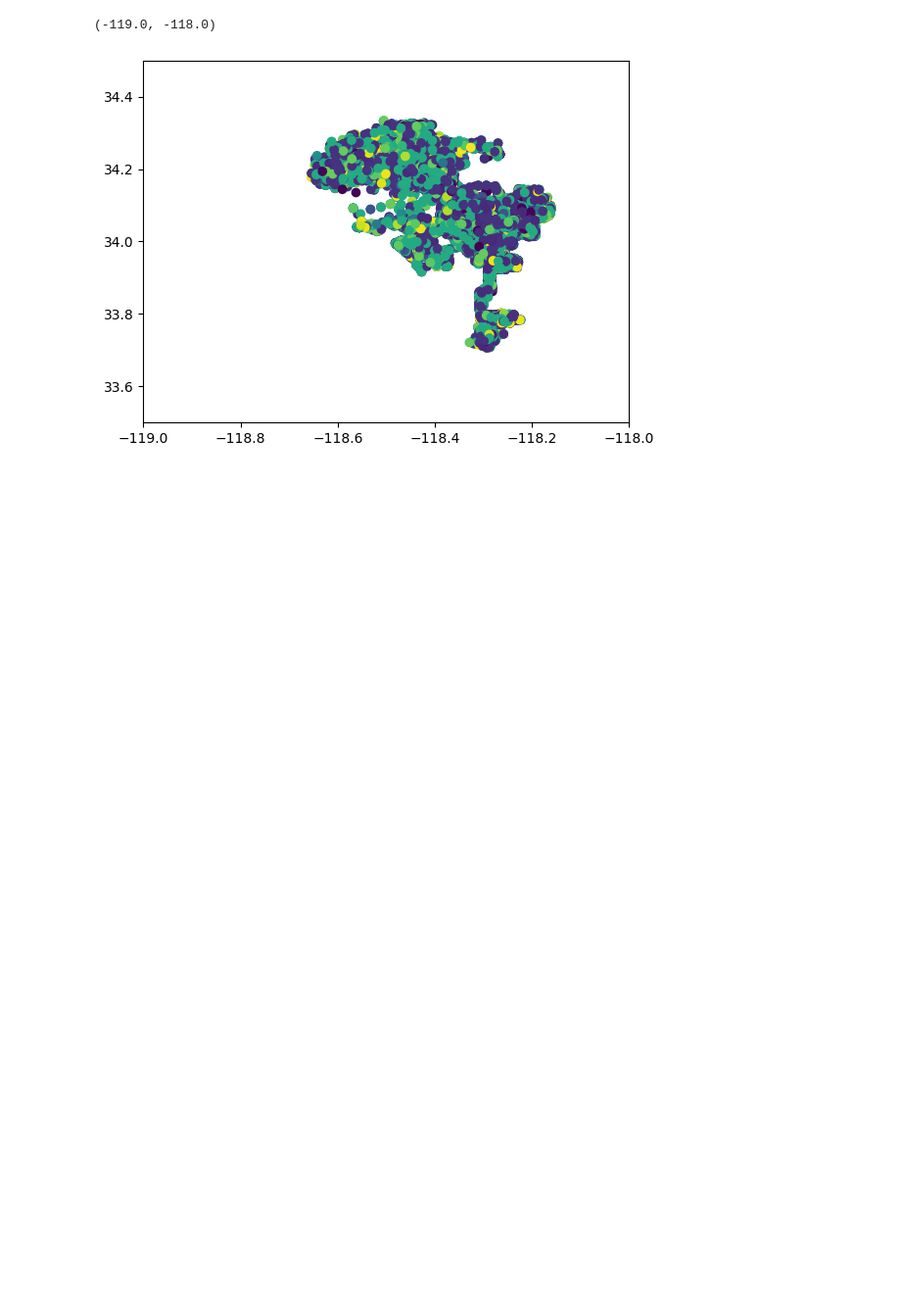
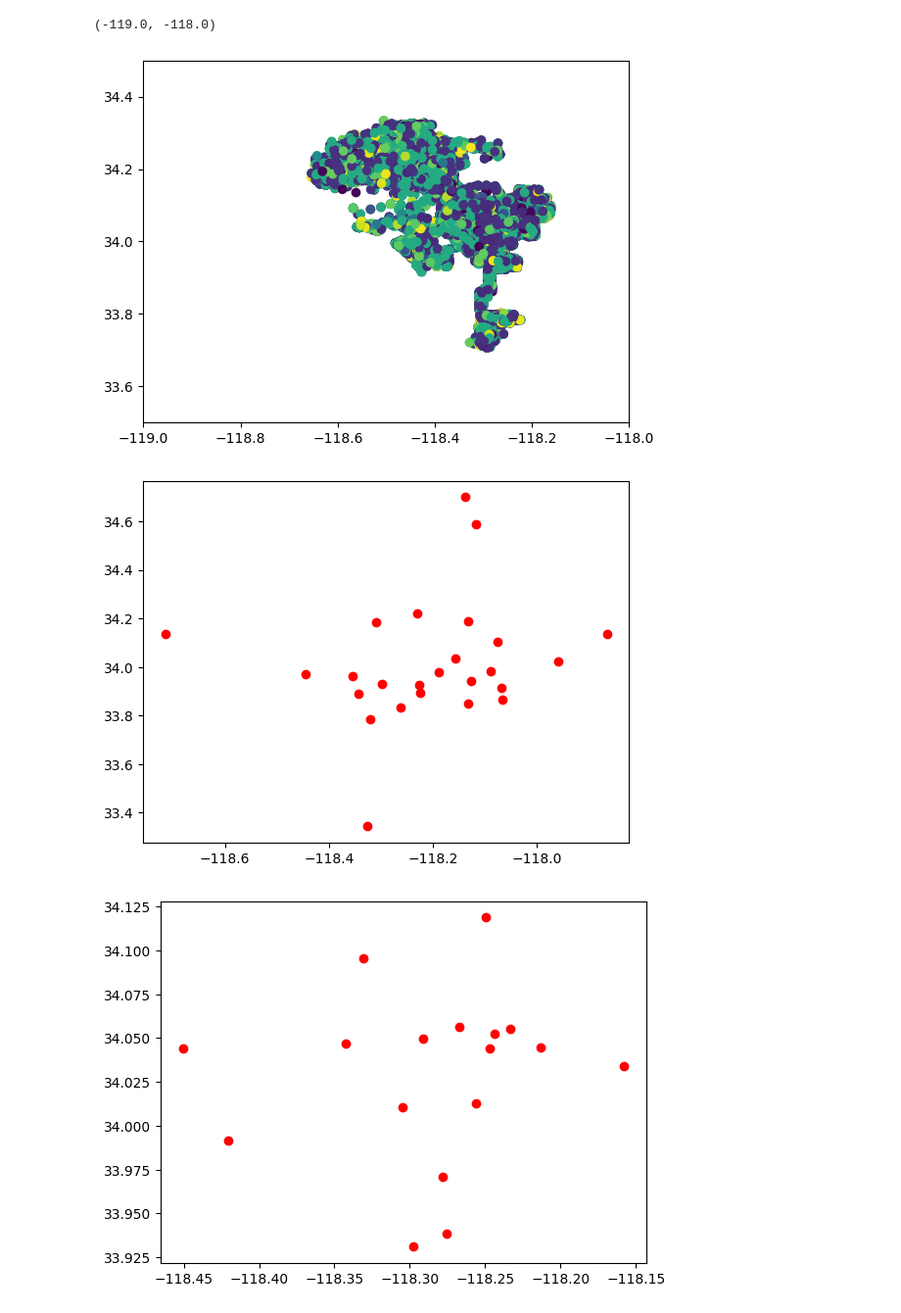
Before and after one commit to zaccmeyer/2020Crime, a Jupyter notebook: Crime_La.ipynb, the cells around one changed output. Shown at 98% size. Drawn from its saved outputs; the diff is of its cells as text; code cells hidden in the pictures; blank space fills up the shorter version.

```diff
--- a/Crime_La.ipynb
+++ b/Crime_La.ipynb
@@ -76,6 +80,25 @@ plt.xlim((-119,-118))
 # %% [output]
 (-119.0, -118.0)
 [figure]
+# %%
+station_loc = pd.read_csv('Sheriff_and_Police_Stations.csv')
+station_loc1 = station_loc[station_loc['org_name']=='LA County Sheriff']
+station_loc2 = station_loc[station_loc['org_name']=='LA County']
+all_loc = pd.concat((station_loc1,station_loc2))
+real_loc = all_loc[['latitude','longitude']]
+plt.scatter(real_loc['longitude'],real_loc['latitude'],color='red',label='Real Location')
+plt.show()
+
+station_loc = pd.read_csv('Sheriff_and_Police_Stations.csv')
+station_loc1 = station_loc[station_loc['city']=='Los Angeles']
+real_loc = station_loc1[['latitude','longitude']]
+plt.scatter(real_loc['longitude'],real_loc['latitude'],color='red',label='Real Location')
+plt.show()
+# real_loc = real_loc.values
+# real_loc
+# %% [output]
+[figure, added]
+[figure, added]
 # %%
 class KMeans:
     """Basic k-means clustering class."""
```
Also changed, not shown: parts of 4 cells of this notebook, 7 other files.
